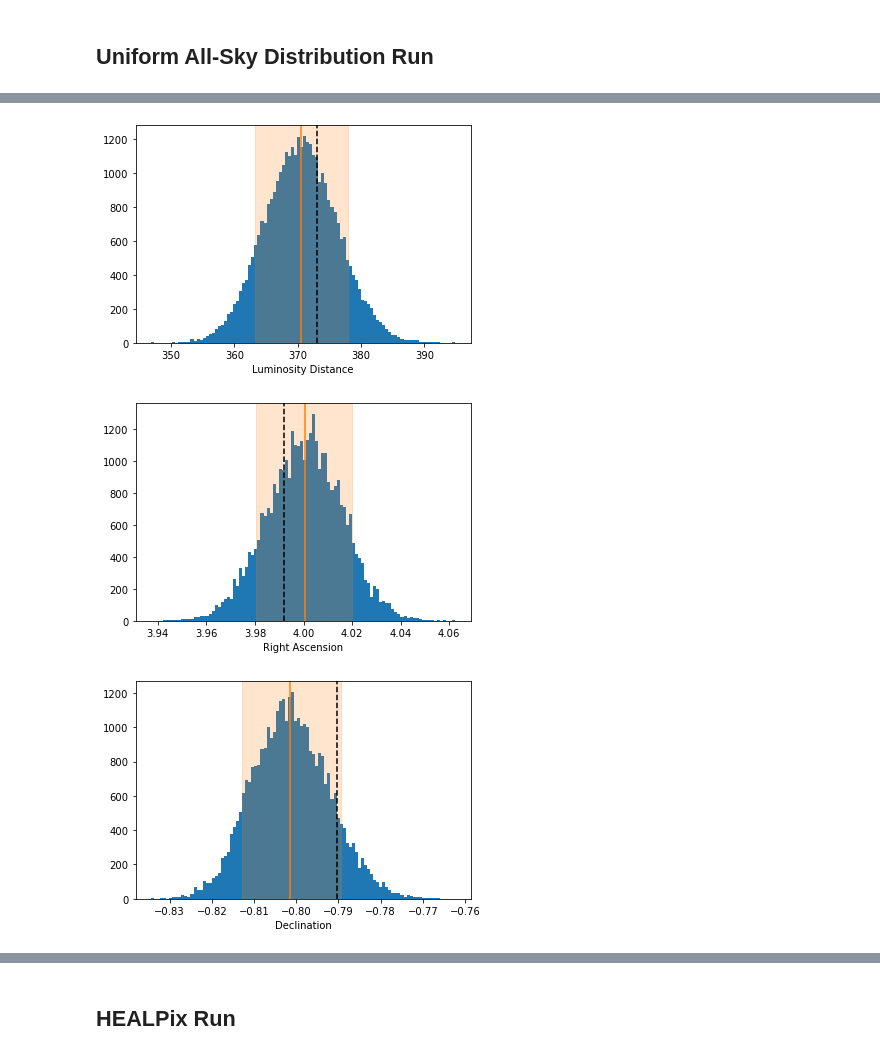
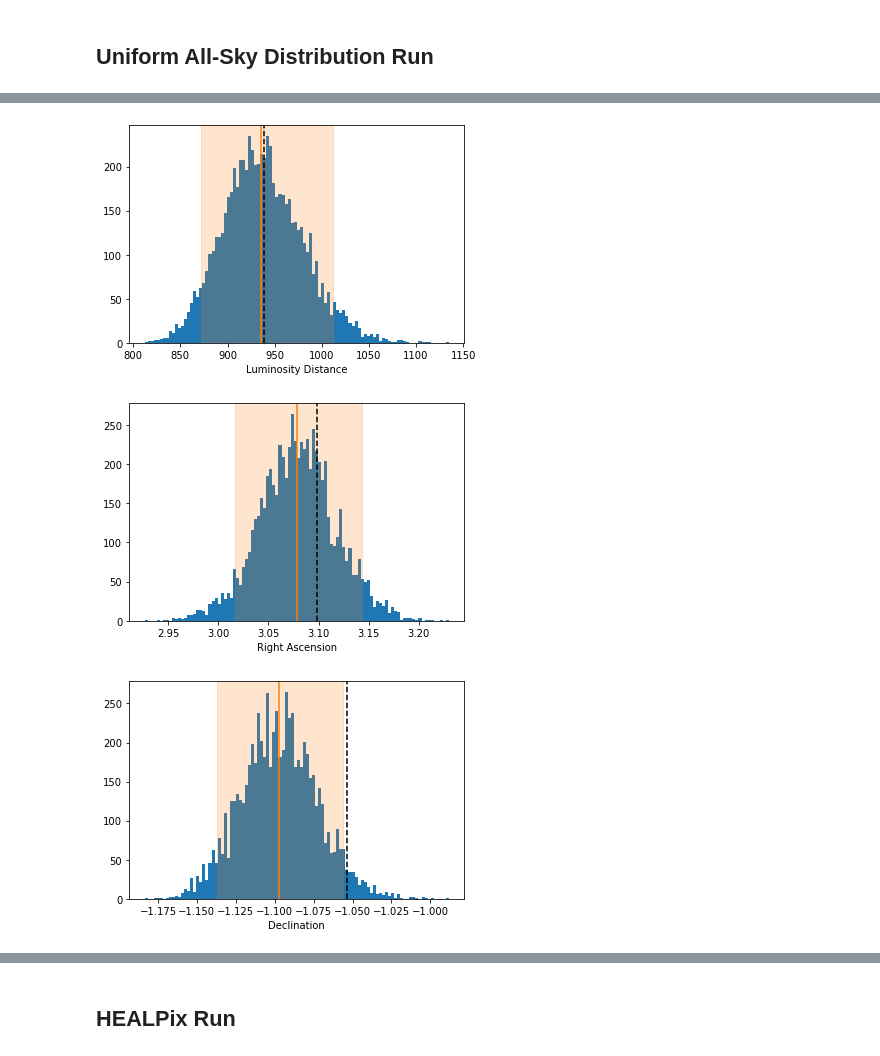
Before and after one commit to SSantosLab/skymap-inference, a Jupyter notebook: injection_simulation/injection_simulation.ipynb, the cells around one changed output, grey strips where cells are left out. Saved outputs shown, nothing was run; the diff lists cells and outputs as text; code cells hidden in the pictures.

```diff
--- a/injection_simulation/injection_simulation.ipynb
+++ b/injection_simulation/injection_simulation.ipynb
@@ -78,7 +121,7 @@ waveform_generator = bilby.gw.WaveformGenerator(duration=duration,
                                                 waveform_arguments=waveform_arguments
                                                )
 
-ifos = bilby.gw.detector.InterferometerList(["H1", "L1"])
+ifos = bilby.gw.detector.InterferometerList(["H1", "L1", "V1"])
 
 ifos.set_strain_data_from_power_spectral_densities(sampling_frequency=sampling_frequency,
                                                    duration=duration,
@@ -86,4 +129,10 @@ ifos.set_strain_data_from_power_spectral_densities(sampling_frequency=sampling_f
                                                   )
 
 ifos.inject_signal(waveform_generator=waveform_generator, parameters=injection_parameters)
+
+if os.path.isfile(".distance_marginalization_lookup.npz"):
+    os.remove(".distance_marginalization_lookup.npz")
+    print("Distance Lookup Tables Deleted")
+else:
+    print("No Distance Lookup Tables Found")
 # %% [output]
@@ -139,7 +195,7 @@ likelihood = bilby.gw.GravitationalWaveTransient(interferometers=ifos, waveform_
 result = bilby.run_sampler(likelihood=likelihood,
                            priors=prior,
                            sampler="dynesty",
-                           npoints=2000,
+                           npoints=300,
                            injection_parameters=injection_parameters,
                            outdir=outdir,
                            label=name+'-injection-uniform',
@@ -192,7 +250,7 @@ ln_bayes_factor: 3165.124 +/-  0.115
 # %%
 dl = result.posterior["luminosity_distance"].values
-lower_bound = np.quantile(dl, 0.1)
-upper_bound = np.quantile(dl, 0.9)
+lower_bound = np.quantile(dl, 0.05)
+upper_bound = np.quantile(dl, 0.95)
 median = np.median(dl)
 mean = np.mean(dl)
 std = np.std(dl)
@@ -211,11 +269,11 @@ ax.axvline(injection_parameters['luminosity_distance'], color='k', linestyle='--
 ax.set_xlabel("Luminosity Distance")
 pylab.show()
 # %% [output]
-[figure, old version]
+[figure, new version]
 # %%
 ra = result.posterior["ra"].values
-lower_bound = np.quantile(ra, 0.1)
-upper_bound = np.quantile(ra, 0.9)
+lower_bound = np.quantile(ra, 0.05)
+upper_bound = np.quantile(ra, 0.95)
 median = np.median(ra)
 mean = np.mean(ra)
 std = np.std(ra)
@@ -234,30 +292,30 @@ ax.axvline(injection_parameters['ra'], color='k', linestyle='--')
 ax.set_xlabel("Right Ascension")
 pylab.show()
 # %% [output]
-[figure, old version]
+[figure, new version]
 # %%
 dec = result.posterior["dec"].values
-lower_bound = np.quantile(dec, 0.1)
-upper_bound = np.quantile(dec, 0.9)
+lower_bound = np.quantile(dec, 0.05)
+upper_bound = np.quantile(dec, 0.95)
 median = np.median(dec)
 mean = np.mean(dec)
 std = np.std(dec)
 
 run_data['un_dec_med'] = median
 run_data['un_dec_upper'] = upper_bound
 run_data['un_dec_lower'] = lower_bound
 run_data['un_dec_avg'] = mean
 run_data['un_dec_std'] = std
 
 fig, ax = pylab.subplots()
 ax.hist(dec, bins=100)
 ax.axvspan(lower_bound, upper_bound, color='C1', alpha=0.2)
 ax.axvline(median, color='C1')
 ax.axvline(injection_parameters['dec'], color='k', linestyle='--')
 ax.set_xlabel("Declination")
 pylab.show()
 # %% [output]
-[figure, old version]
+[figure, new version]
 # %%
 result.plot_corner(parameters=["luminosity_distance", "ra", 'dec'], priors=prior)
 # %% [output]
```
Also changed, not shown: parts of 20 cells of this notebook, 17 other files.
